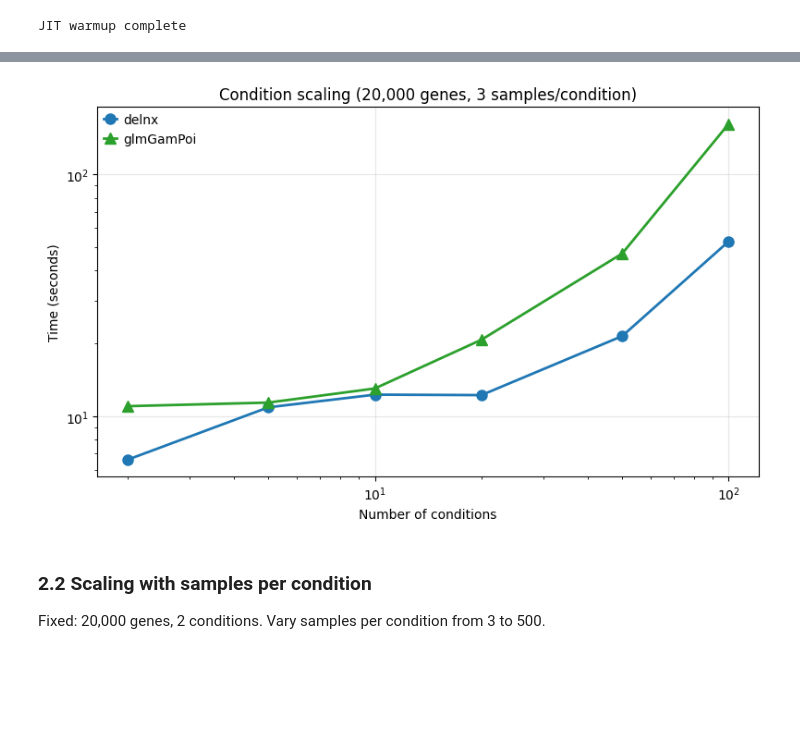
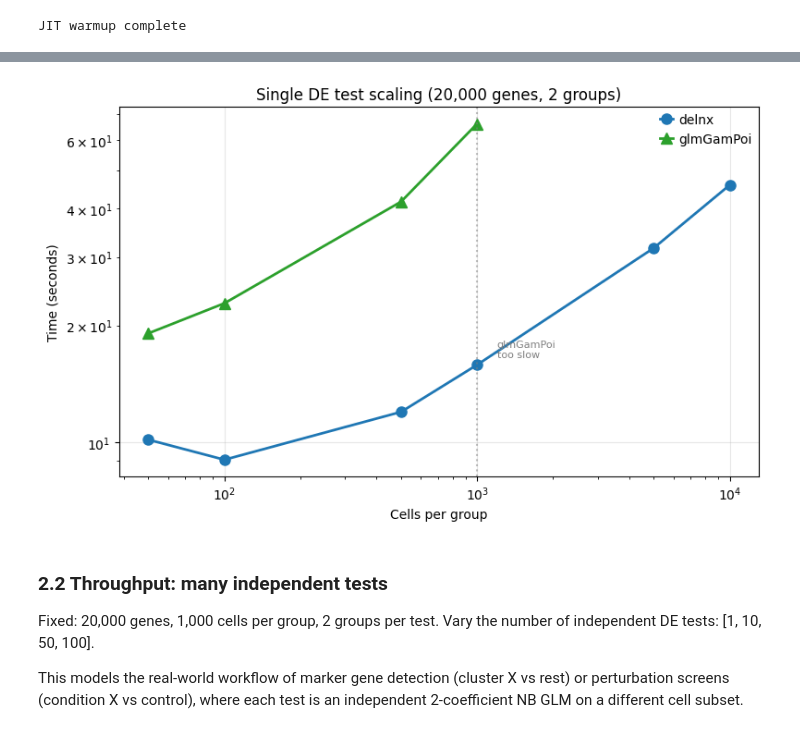
Before and after one commit to mlbelab/delnx, a Jupyter notebook: docs/notebooks/benchmark.ipynb, the cells around one changed output, grey strips where cells are left out. Saved outputs shown, nothing was run; the diff lists cells and outputs as text; code cells hidden in the pictures; blank space fills up the shorter version.

```diff
--- a/docs/notebooks/benchmark.ipynb
+++ b/docs/notebooks/benchmark.ipynb
@@ -294,24 +290,36 @@ R callback write-console:  Variance prior estimate did not properly converge
 # %%
 fig, ax = plt.subplots(figsize=(8, 5))
 
 for method, style in [("delnx", dict(color="#1f77b4", marker="o")), ("glmGamPoi", dict(color="#2ca02c", marker="^"))]:
-    sub = cond_df[cond_df["method"] == method].sort_values("n_conditions")
-    ax.plot(sub["n_conditions"], sub["time"], label=method, linewidth=2, markersize=8, **style)
+    sub = cell_df[cell_df["method"] == method].sort_values("cells_per_group")
+    ax.plot(sub["cells_per_group"], sub["time"], label=method, linewidth=2, markersize=8, **style)
 
-ax.set_xlabel("Number of conditions")
+ax.set_xlabel("Cells per group")
 ax.set_ylabel("Time (seconds)")
-ax.set_title(f"Condition scaling ({N_GENES:,} genes, {N_SAMPLES_PER} samples/condition)")
+ax.set_title(f"Single DE test scaling ({N_GENES:,} genes, 2 groups)")
 ax.set_xscale("log")
 ax.set_yscale("log")
 ax.legend()
 ax.grid(True, alpha=0.3)
+
+# Annotate the delnx-only region
+if any(c > GLMGAMPOI_MAX_CELLS for c in cells_per_group):
+    ax.axvline(GLMGAMPOI_MAX_CELLS, color="grey", linestyle=":", alpha=0.5)
+    ax.text(GLMGAMPOI_MAX_CELLS * 1.2, ax.get_ylim()[0] * 2, "glmGamPoi\ntoo slow",
+            fontsize=8, color="grey", va="bottom")
+
 plt.tight_layout()
 plt.show()
 plt.close()
 # %% [output]
-[figure, old version]
+[figure, new version]
 # %% [markdown]
-### 2.2 Scaling with samples per condition
+### 2.2 Throughput: many independent tests
 
-Fixed: 20,000 genes, 2 conditions. Vary samples per condition from 3 to 500.
+Fixed: 20,000 genes, 1,000 cells per group, 2 groups per test.
+Vary the number of independent DE tests: [1, 10, 50, 100].
+
+This models the real-world workflow of marker gene detection (cluster X vs rest)
+or perturbation screens (condition X vs control), where each test is an
+independent 2-coefficient NB GLM on a different cell subset.
 # %%
```
Also changed, not shown: parts of 10 cells of this notebook, 1 other file.
